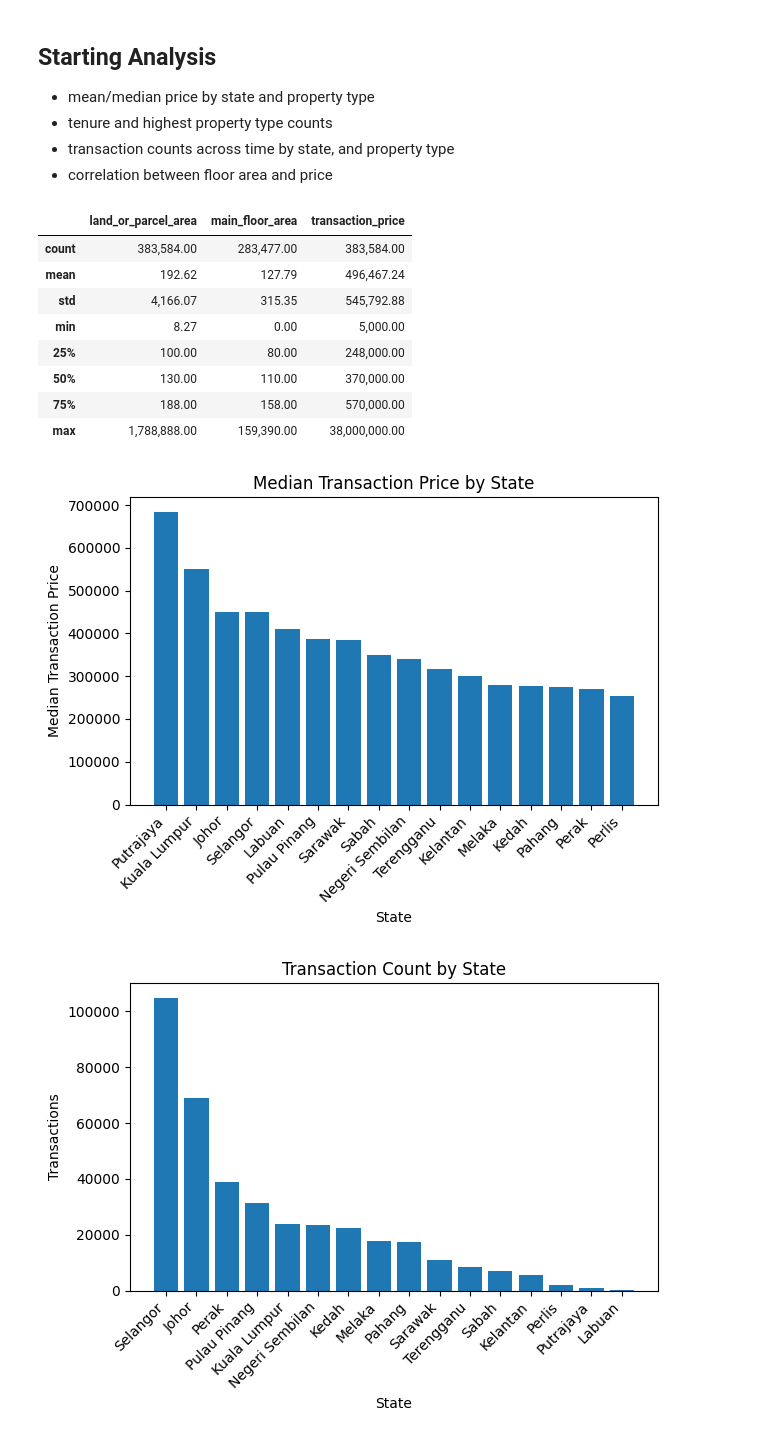
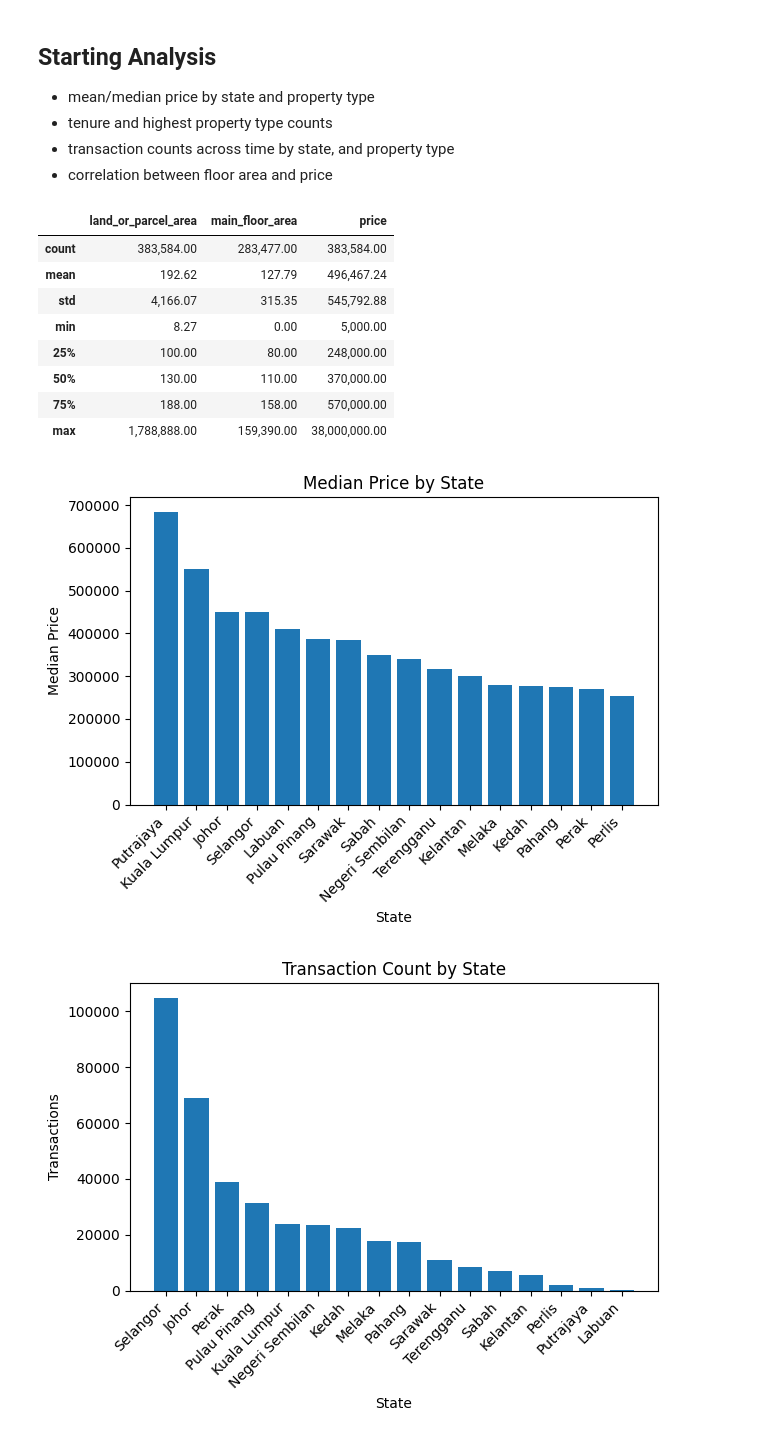
Before and after one commit to AhmadFaisalAhmadSazali/property_transaction_malaysia, a Jupyter notebook: explore.ipynb, the cells around one changed output. Cells and saved outputs as stored; diff of their text form; code cells hidden in the pictures.

Commit message:
format column name

```diff
--- a/explore.ipynb
+++ b/explore.ipynb
@@ -48,3 +48,6 @@ Index(['property_type', 'district', 'mukim', 'scheme_name_or_area',
+# %%
+# Rename some columns
+data = data.rename(columns={"month_year_of_transaction_date": "date", "transaction_price": "price"})
 # %%
 # Inspecting `unit` column
 print(data.iloc[:,8].unique())
@@ -173,7 +176,7 @@ data.sample(5)
 # %%
 data.describe()
 # %% [output]
-|  | land_or_parcel_area | main_floor_area | transaction_price |
+|  | land_or_parcel_area | main_floor_area | price |
 | count | 383,584.00 | 283,477.00 | 383,584.00 |
 | mean | 192.62 | 127.79 | 496,467.24 |
 | std | 4,166.07 | 315.35 | 545,792.88 |
@@ -183,14 +186,14 @@ data.describe()
 | 75% | 188.00 | 158.00 | 570,000.00 |
 | max | 1,788,888.00 | 159,390.00 | 38,000,000.00 |
 # %%
-median_price_state = data[["state", "transaction_price"]].groupby("state").median().sort_values("transaction_price", ascending=False)
-plt.bar(median_price_state.index, median_price_state["transaction_price"])
+median_price_state = data[["state", "price"]].groupby("state").median().sort_values("price", ascending=False)
+plt.bar(median_price_state.index, median_price_state["price"])
 plt.xticks(rotation=45, ha="right")  # rotate 45°, align to the right
-plt.ylabel("Median Transaction Price")
+plt.ylabel("Median Price")
 plt.xlabel("State")
-plt.title("Median Transaction Price by State")
+plt.title("Median Price by State")
 plt.tight_layout()
 plt.show()
 # %% [output]
-[figure, old version]
+[figure, new version]
 # %%
```
Also changed, not shown: parts of 9 cells of this notebook, 1 other file.
